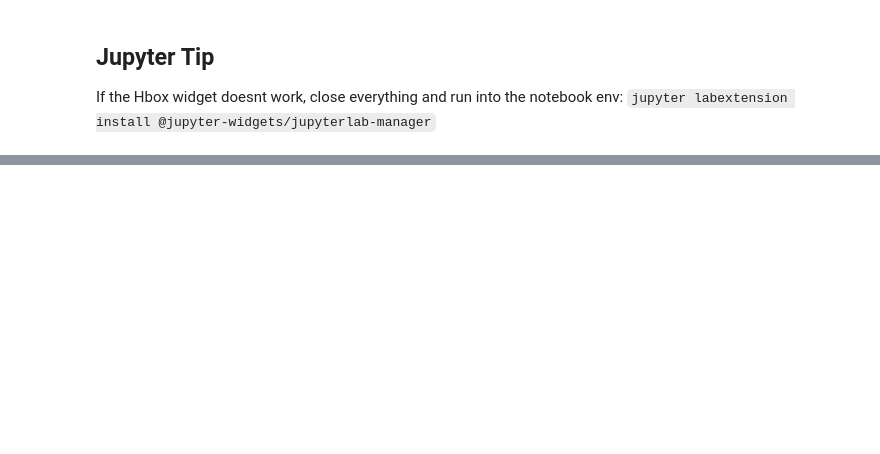
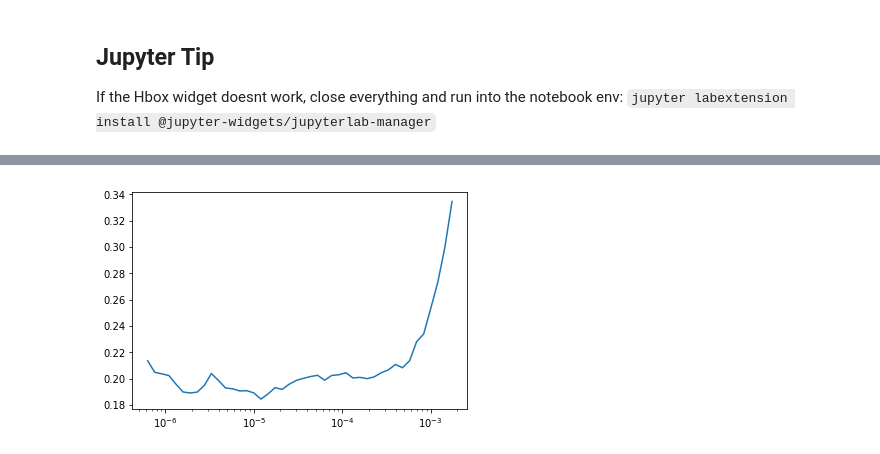
Before and after one commit to Oroneki/fastai, a Jupyter notebook: 19_01.ipynb, the cells around one changed output, grey strips where cells are left out. Drawn from its saved outputs; the diff is of its cells as text; code cells hidden in the pictures; blank space fills up the shorter version.

Commit message:
lesson 1

```diff
--- a/19_01.ipynb
+++ b/19_01.ipynb
@@ -168,0 +225,4 @@ data.normalize(imagenet_stats)
+# %%
+LESSON_MODELS_PATH = DATA_BASEDIR / 'fastai_models'
+if not LESSON_MODELS_PATH.exists():
+    LESSON_MODELS_PATH.mkdir()
@@ -168,0 +276,2 @@ data.normalize(imagenet_stats)
+# %%
+learn.load(LESSON_MODELS_PATH / 'l01-dogs-cats-stage-1')
@@ -168,0 +282,4 @@ data.normalize(imagenet_stats)
+# %%
+learn.recorder.plot()
+# %% [output]
+[figure, added]
```
Also changed, not shown: parts of 40 cells of this notebook.
